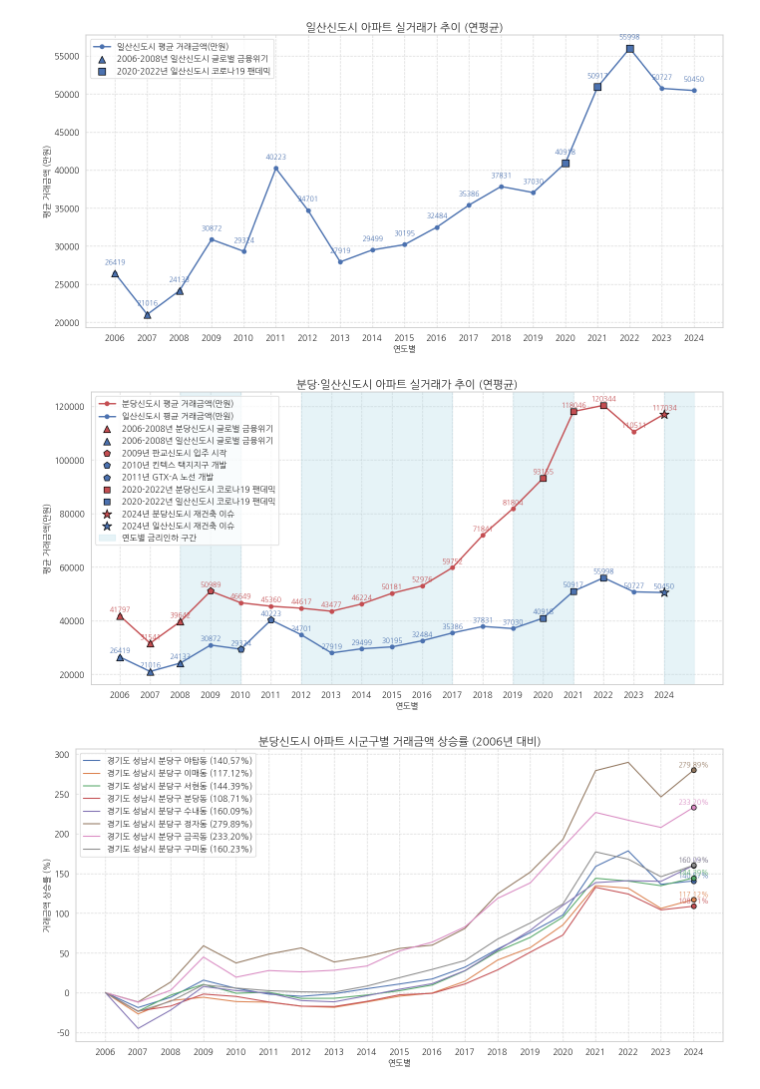
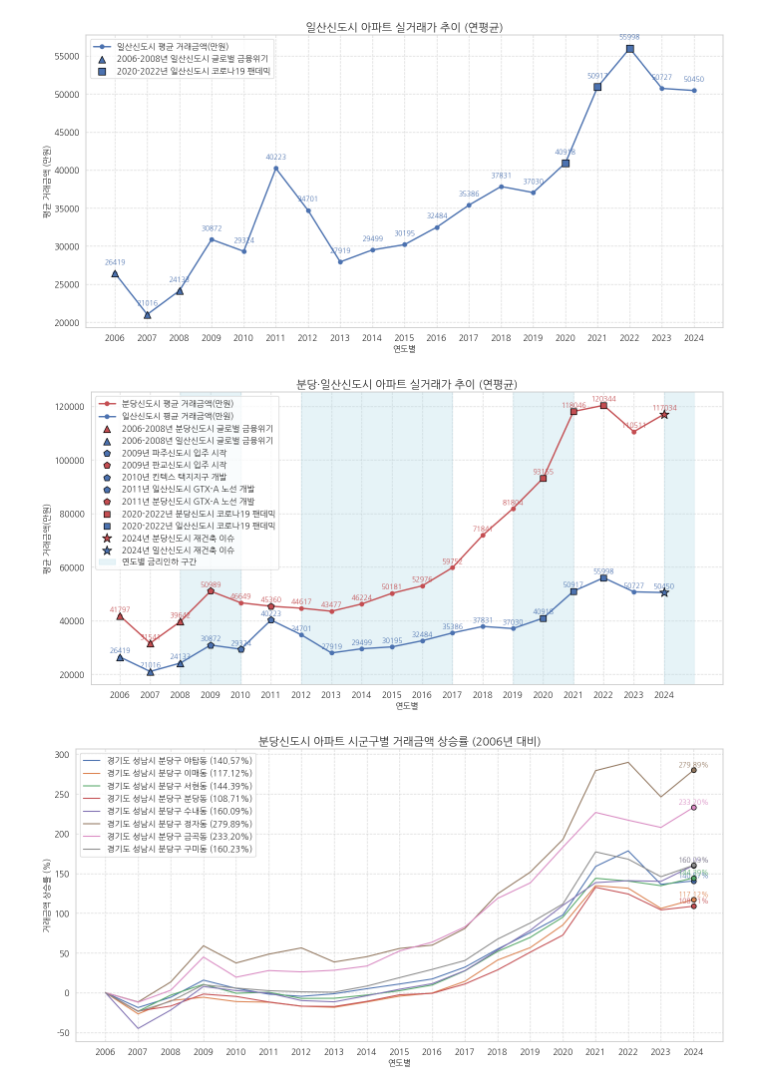
Before and after one commit to SnapishAgent/Ilsan-Investment-Insight, a Jupyter notebook: 아파트 실거래가/apt_price.ipynb, the cells around one changed output. Cells and saved outputs as stored; diff of their text form; code cells hidden in the pictures.

Commit message:
Enhance README.md with additional visualizations and updated context

```diff
--- a/아파트 실거래가/apt_price.ipynb
+++ b/아파트 실거래가/apt_price.ipynb
@@ -360,20 +360,33 @@ for year, price in zip(issue_years, issue_prices_ilsan):
 
 # 2009년 다각형 추가 표시 (판교신도시 입주 시작)
 special_year = 2009
+special_price_ilsan = ilsan_yearly_avg.get(special_year, None)
+special_label = '2009년 파주신도시 입주 시작'
+
+if special_price_ilsan:
+    plt.scatter(special_year, special_price_ilsan, color='b', s=100, edgecolor='black', zorder=5, marker='p', label=special_label)
 special_price_bundang = bundang_yearly_avg.get(special_year, None)
 special_label = '2009년 판교신도시 입주 시작'
 
 if special_price_bundang:
     plt.scatter(special_year, special_price_bundang, color='r', s=100, edgecolor='black', zorder=5, marker='p', label=special_label)
 
-# 2010, 2011년 다각형 추가 표시 (일산신도시 인프라 확충 시기)
+# 2010, 2011년 다각형 추가 표시 (2011년 분당신도시 GTX-A 노선 개발)
 special_years = [2010, 2011]
 special_prices_ilsan = [ilsan_yearly_avg.get(year, None) for year in special_years]
-special_labels = ['2010년 킨텍스 택지지구 개발', '2011년 GTX-A 노선 개발']
+special_labels = ['2010년 킨텍스 택지지구 개발', '2011년 일산신도시 GTX-A 노선 개발']
 
 for year, price, label in zip(special_years, special_prices_ilsan, special_labels):
     if price:
         plt.scatter(year, price, color='b', s=100, edgecolor='black', zorder=5, marker='p', label=label)
+
+# 2011년 다각형 추가 표시 (2011년 분당신도시 GTX-A 노선 개발)
+special_year = 2011
+special_price_bundang = bundang_yearly_avg.get(special_year, None)
+special_label = '2011년 분당신도시 GTX-A 노선 개발'
+
+if special_price_bundang:
+    plt.scatter(special_year, special_price_bundang, color='r', s=100, edgecolor='black', zorder=5, marker='p', label=special_label)
 
 # 2020, 2021, 2022년 사각형 추가 표시 (코로나19 팬데믹)
 rate_hike_years = [2020, 2021, 2022]
@@ -388,34 +401,34 @@ for year, price in zip(rate_hike_years, rate_hike_prices_ilsan):
     if price:
         plt.scatter(year, price, color='b', s=80, edgecolor='black', zorder=5, marker='s', label='2020-2022년 일산신도시 코로나19 팬데믹' if year == rate_hike_years[0] else "")
 
 # 2024년 별 모양 추가 표시 (1기 신도시 재건축 이슈)
 reconstruction_year = 2024
 reconstruction_price_bundang = bundang_yearly_avg.get(reconstruction_year, None)
 reconstruction_price_ilsan = ilsan_yearly_avg.get(reconstruction_year, None)
 
 if reconstruction_price_bundang:
     plt.scatter(reconstruction_year, reconstruction_price_bundang, color='r', s=200, edgecolor='black', zorder=5, marker='*', label='2024년 분당신도시 재건축 이슈')
 
 if reconstruction_price_ilsan:
     plt.scatter(reconstruction_year, reconstruction_price_ilsan, color='b', s=200, edgecolor='black', zorder=5, marker='*', label='2024년 일산신도시 재건축 이슈')
 
 # 금리인하 구간 표시
 plt.axvspan(2008, 2010, color='lightblue', alpha=0.3, label='연도별 금리인하 구간')
 plt.axvspan(2012, 2017, color='lightblue', alpha=0.3)
 plt.axvspan(2019, 2021, color='lightblue', alpha=0.3)
 plt.axvspan(2024, 2025, color='lightblue', alpha=0.3)
 
 plt.title('분당·일산신도시 아파트 실거래가 추이 (연평균)', fontproperties=fontprop, fontsize=16, fontweight='bold', loc='center')
 plt.xlabel('연도별', fontproperties=fontprop, fontsize=12)
 plt.ylabel('평균 거래금액(만원)', fontproperties=fontprop, fontsize=12)
 plt.xticks(bundang_yearly_avg.index, rotation=0, fontproperties=fontprop, fontsize=12)
 plt.yticks(fontproperties=fontprop, fontsize=12)
 plt.legend(prop=fontprop, fontsize=12)
 plt.grid(True, linestyle='--', alpha=0.7)
 plt.tight_layout()
 plt.show()
 # %% [output]
-[figure, old version]
+[figure, new version]
 # %%
 import seaborn as sns
 import matplotlib.pyplot as plt
```
Also changed, not shown: parts of 1 cell of this notebook, 3 other files.
